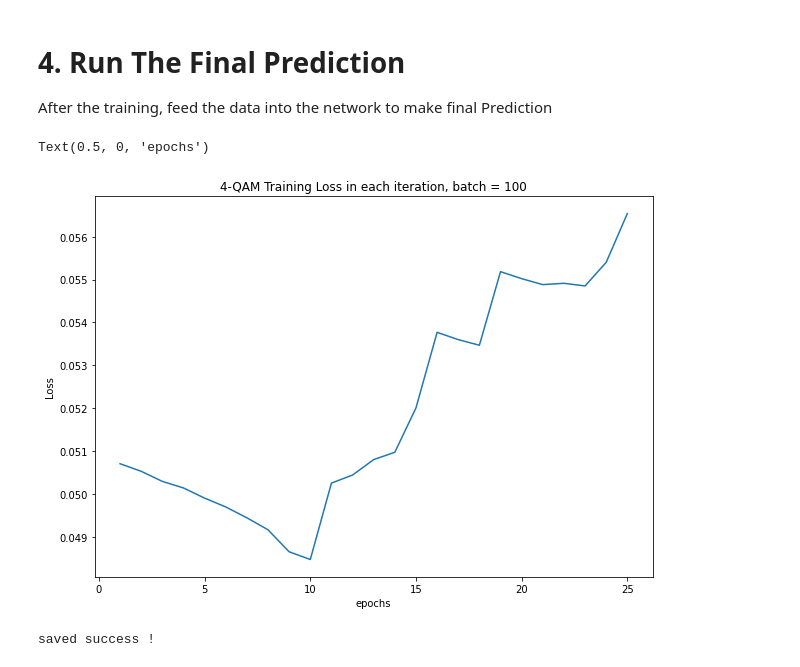
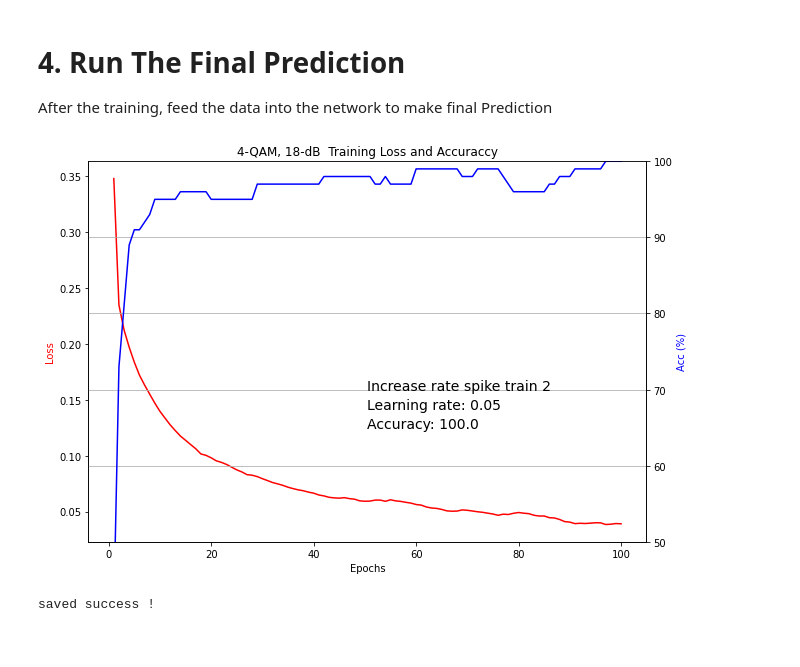
Before and after one commit to aravsi77/spiking_neural_network_thesis, a Jupyter notebook: modulation_class_snn_enabling_sbp.ipynb, the cells around one changed output. Cells and saved outputs as stored; diff of their text form; code cells hidden in the pictures.

```diff
--- a/modulation_class_snn_enabling_sbp.ipynb
+++ b/modulation_class_snn_enabling_sbp.ipynb
@@ -483,16 +485,40 @@ for epoch in range(num_epoch): #loop for every epochs
 # %% [markdown]
 # 4. Run The Final Prediction
 After the training, feed the data into the network to make final Prediction
-# %%
-#plot the loss in each iteration
-x_ax = np.linspace(1,len(L),len(L))
-plt.figure(figsize=[10,7])
-plt.plot(x_ax,L)
-plt.title("4-QAM Training Loss in each iteration, batch = %s"%N_samples)
-plt.ylabel("Loss",)
-plt.xlabel("epochs")
-# %% [output]
-Text(0.5, 0, 'epochs')
-[figure, removed]
+# %%
+#plot the loss and accuracy every iteration
+"""
+plt.figure(figsize=[10,7])
+plt.plot(x_ax,L)
+plt.plot(x_ax,ACC)
+plt.title("4-QAM Training Loss in each iteration, batch = %s"%N_samples)
+plt.ylabel("Loss",)
+plt.xlabel("epochs") """
+
+##
+x_ax = np.linspace(1,len(L),len(L))
+
+fig = plt.figure(figsize=[10,7])
+ax1 = fig.add_subplot(111)
+#line plot of loss
+line1, = ax1.plot(x_ax,L,'r',label='Loss')
+ax1.set_xlabel('Epochs')
+ax1.set_ylabel('Loss',color='r')
+#create share axis
+ax2 = ax1.twinx()
+#line plot of accuracy
+line2, = ax2.plot(x_ax,ACC,'b',label='Accuracy')
+ax2.set_ylabel('Acc (%)',color='b')
+#add legend
+#plt.legend((),())
+plt.title("4-QAM, %d-dB  Training Loss and Accuraccy"%(SNR_dB))
+plt.text(0.5,0.4,s='Increase rate spike train 2',transform=ax1.transAxes,fontsize = 14)
+plt.text(0.5,0.35,s='Learning rate: %.2f'%(learn_rate),transform=ax1.transAxes,fontsize = 14)
+plt.text(0.5,0.3,s='Accuracy: %.1f '%(max(ACC)),transform=ax1.transAxes,fontsize = 14)
+plt.grid(which='both')
+plt.ylim(50,100)
+plt.show()
+# %% [output]
+[figure, added]
 # %%
 #save the weight of trained network
```
Also changed, not shown: parts of 25 cells of this notebook.
